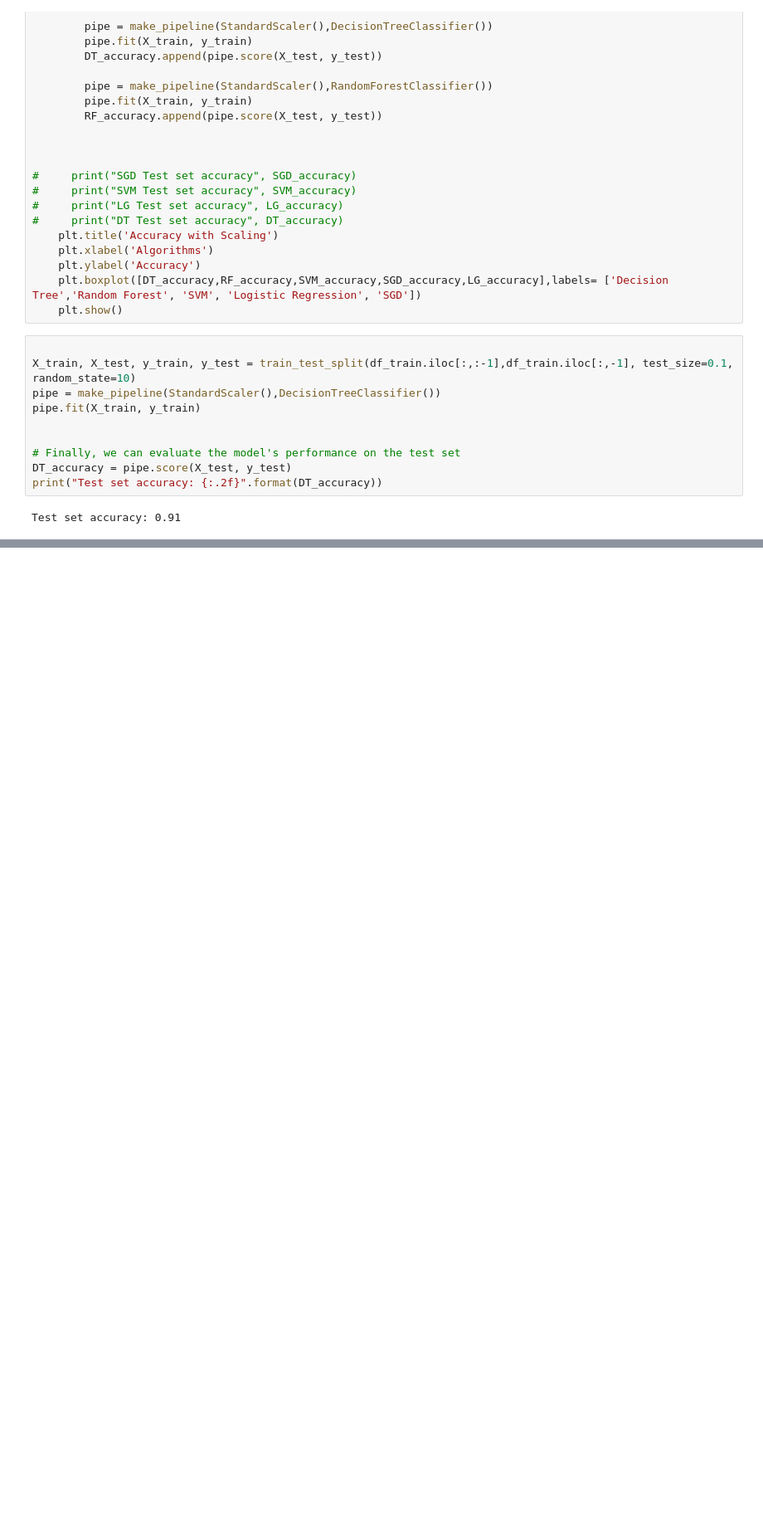
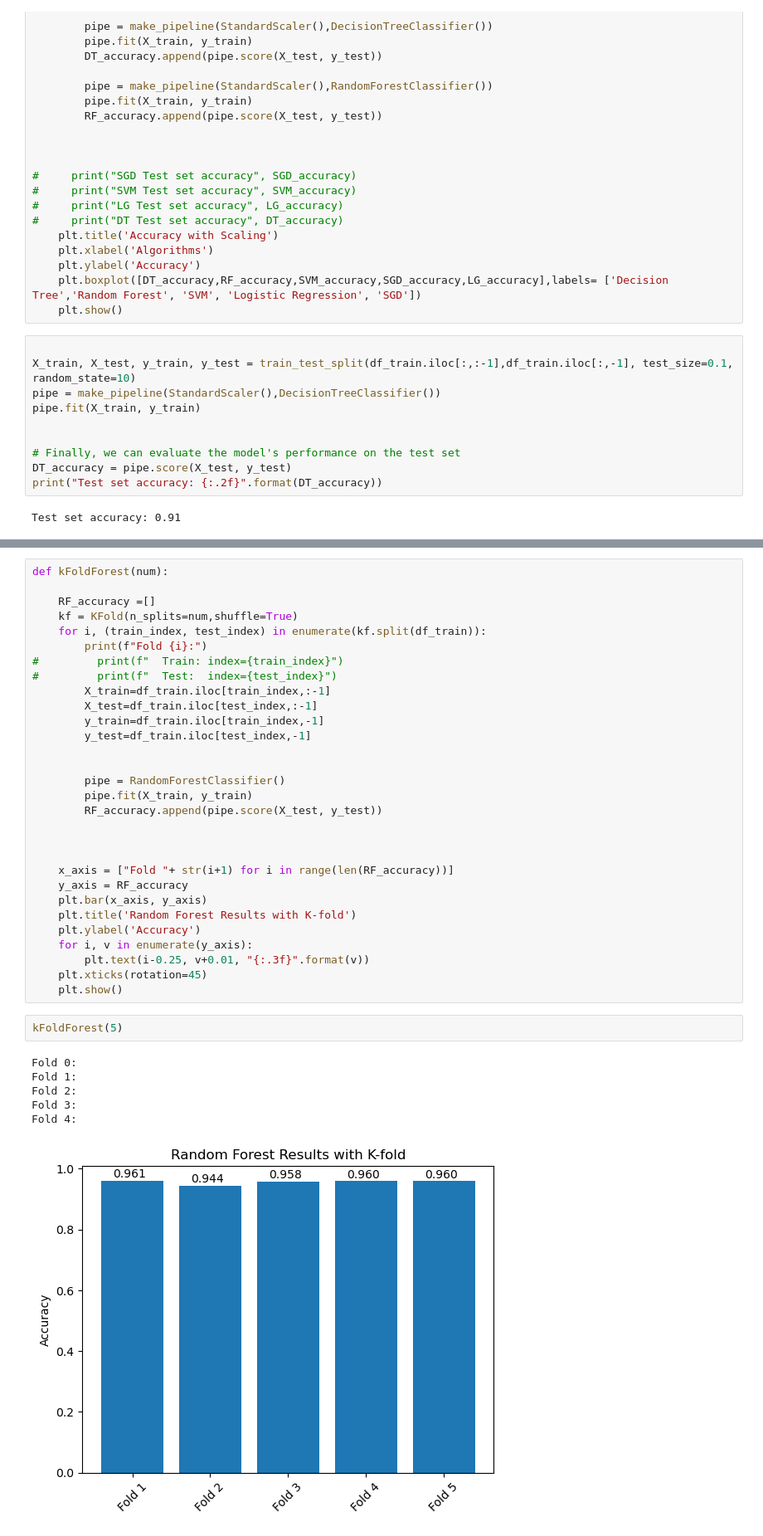
Before and after one commit to Bnejamo/COMP3217, a Jupyter notebook: Multi Data.ipynb, the cells around one changed output, grey strips where cells are left out. Shown at 83% size. Cells and saved outputs as stored; diff of their text form; blank space fills up the shorter version.

```diff
--- a/Multi Data.ipynb
+++ b/Multi Data.ipynb
@@ -331,0 +481,39 @@ Epoch 40/40
+# %%
+def kFoldForest(num):
+
+    RF_accuracy =[]
+    kf = KFold(n_splits=num,shuffle=True)
+    for i, (train_index, test_index) in enumerate(kf.split(df_train)):
+        print(f"Fold {i}:")
+#         print(f"  Train: index={train_index}")
+#         print(f"  Test:  index={test_index}")
+        X_train=df_train.iloc[train_index,:-1]
+        X_test=df_train.iloc[test_index,:-1]
+        y_train=df_train.iloc[train_index,-1]
+        y_test=df_train.iloc[test_index,-1]
+
+
+        pipe = RandomForestClassifier()
+        pipe.fit(X_train, y_train)
+        RF_accuracy.append(pipe.score(X_test, y_test))
+
+
+
+    x_axis = ["Fold "+ str(i+1) for i in range(len(RF_accuracy))]
+    y_axis = RF_accuracy
+    plt.bar(x_axis, y_axis)
+    plt.title('Random Forest Results with K-fold')
+    plt.ylabel('Accuracy')
+    for i, v in enumerate(y_axis):
+        plt.text(i-0.25, v+0.01, "{:.3f}".format(v))
+    plt.xticks(rotation=45)
+    plt.show()
+# %%
+kFoldForest(5)
+# %% [output]
+Fold 0:
+Fold 1:
+Fold 2:
+Fold 3:
+Fold 4:
+[figure, added]
```
Also changed, not shown: parts of 25 cells of this notebook, 7 other files.
